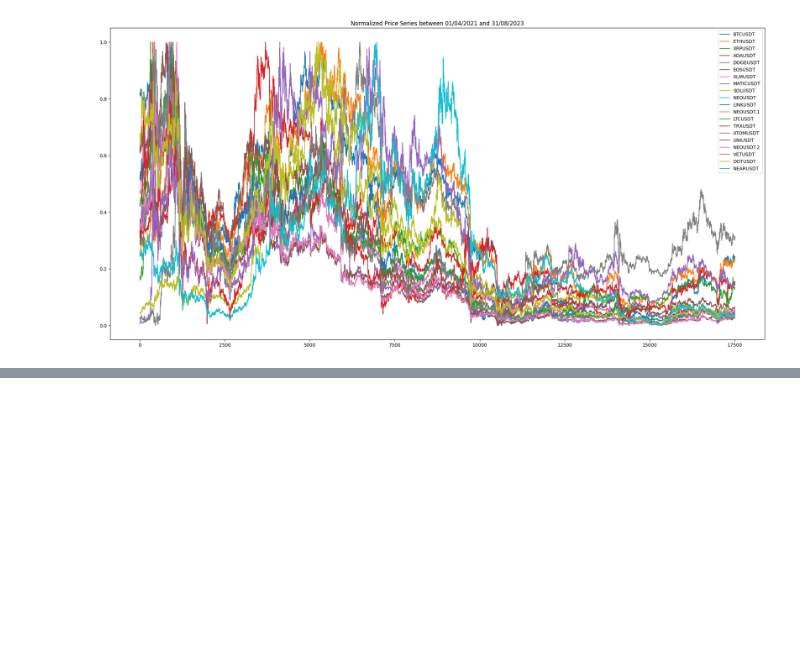
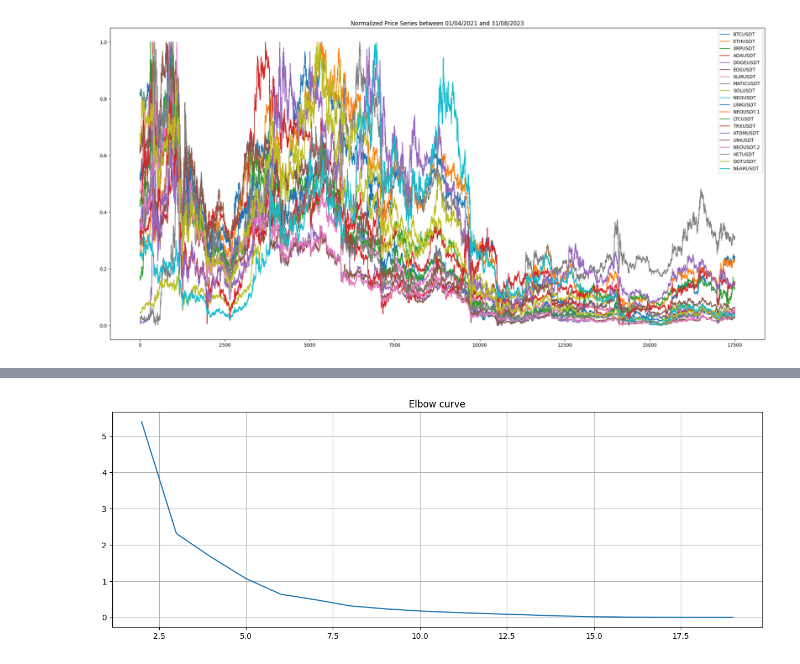
Before and after one commit to maria-aboulaala/pair-trading-in-cryptocurrency, a Jupyter notebook: DATA/ANALYSE.ipynb, the cells around one changed output, grey strips where cells are left out. Cells and saved outputs as stored; diff of their text form; code cells hidden in the pictures; blank space fills up the shorter version.

```diff
--- a/DATA/ANALYSE.ipynb
+++ b/DATA/ANALYSE.ipynb
@@ -80,0 +215,7 @@ data_norm.plot(figsize=(25,12), title='Normalized Price Series between 01/04/202
+# %%
+data_in = data_in.drop('NEOUSDT.2', axis=1)
+# %%
+#Calculate average annual percentage return and volatilities over a theoretical one year period
+returns = data_in.pct_change().mean() * 17509
+returns = pd.DataFrame(returns)
+print(returns)
@@ -80,0 +243,6 @@ data_norm.plot(figsize=(25,12), title='Normalized Price Series between 01/04/202
+# %%
+from math import sqrt
+returns.columns = ['Returns']
+returns['Volatility'] = data_in.pct_change().std() * sqrt(17509)
+print(returns['Volatility'])
+#format the data as a numpy array to feed into the K-Means algorithm
@@ -80,0 +270,5 @@ data_norm.plot(figsize=(25,12), title='Normalized Price Series between 01/04/202
+# %%
+data = np.asarray([np.asarray(returns['Returns']),np.asarray(returns['Volatility'])]).T
+#removing NaN values, replacing them by 0
+cleaned_data = np.where(np.isnan(data), 0, data)
+cleaned_data
@@ -80,0 +295,18 @@ data_norm.plot(figsize=(25,12), title='Normalized Price Series between 01/04/202
+# %%
+from sklearn.cluster import KMeans
+X = cleaned_data
+#within cluster sum of squares.we calculate the sum of squares of the distance of each data point
+# in cluster k from their center point ki.
+wcss = []
+for k in range(2, 20):
+    k_means = KMeans(n_clusters=k)
+    k_means.fit(X)
+    wcss.append(k_means.inertia_)
+
+fig = plt.figure(figsize=(15, 5))
+plt.plot(range(2, 20), wcss)
+plt.grid(True)
+plt.title('Elbow curve')
+plt.show()
+# %% [output]
+[figure, added]
```
Also changed, not shown: parts of 36 cells of this notebook, 10 other files.
